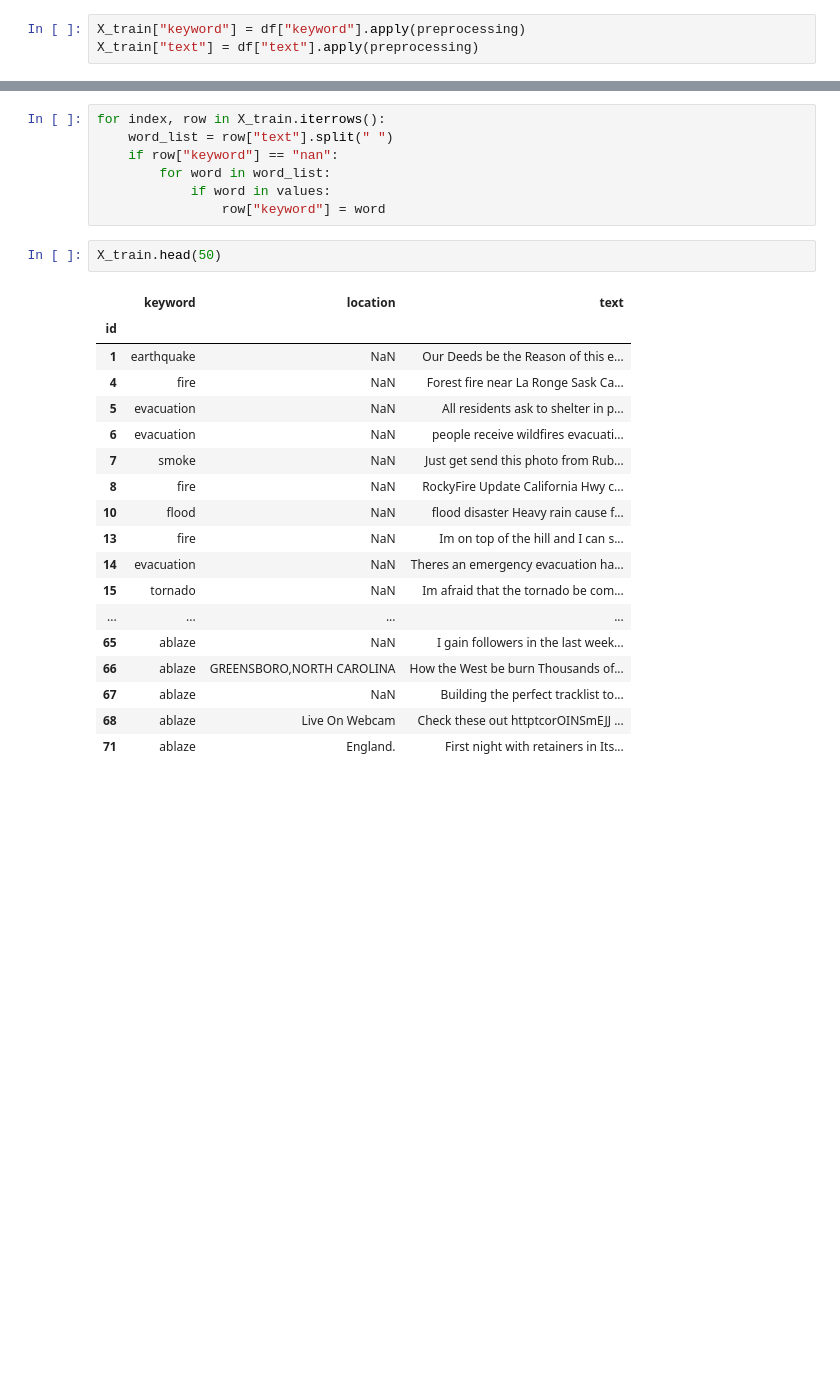
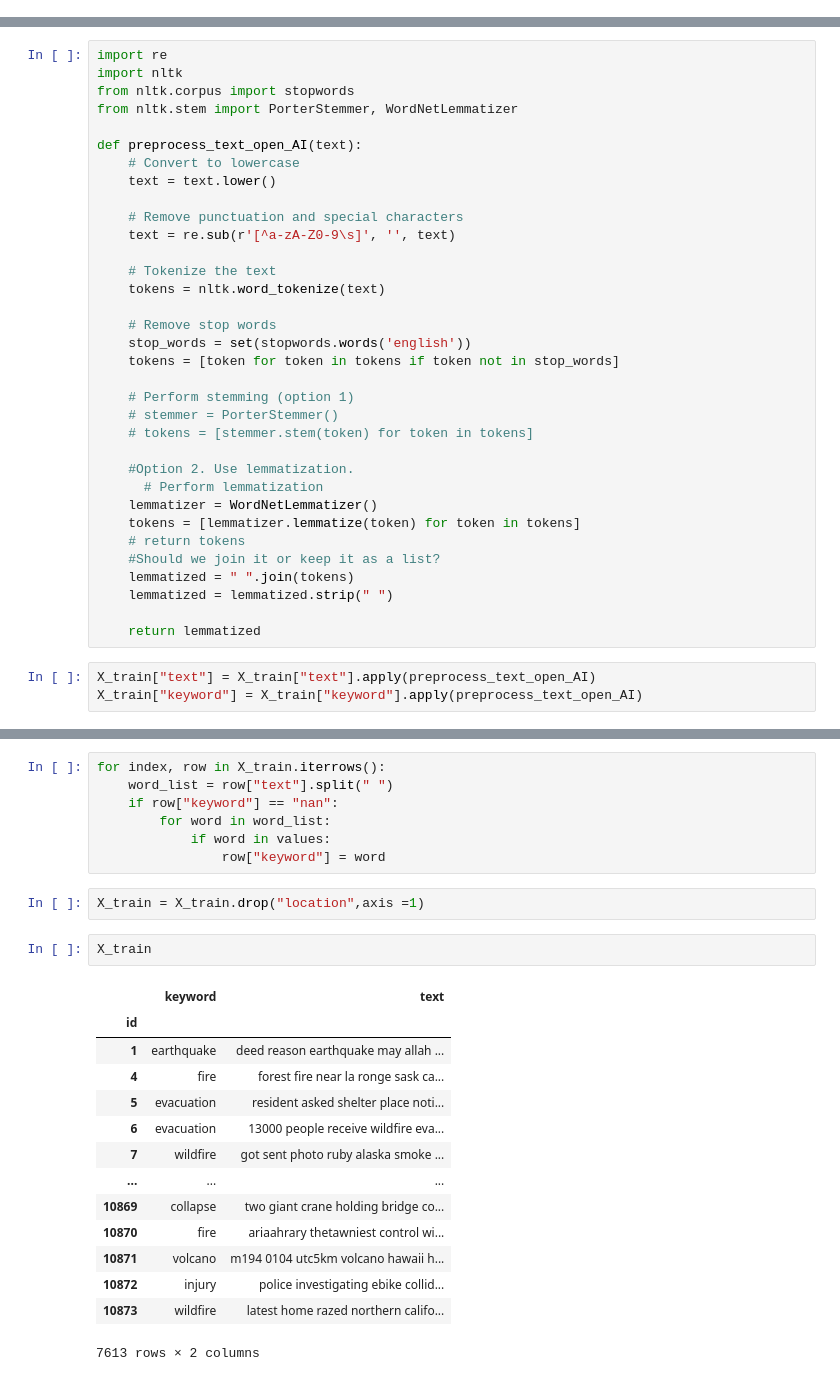
Before and after one commit to IamjustNick/kaggle_competitions, a Jupyter notebook: natural_disasters/notebook.ipynb, the cells around one changed output, grey strips where cells are left out. Cells and saved outputs as stored; diff of their text form; blank space fills up the shorter version.

```diff
--- a/natural_disasters/notebook.ipynb
+++ b/natural_disasters/notebook.ipynb
@@ -86,3 +52,0 @@ def preprocessing(sentence):
-# %%
-X_train["keyword"] = df["keyword"].apply(preprocessing)
-X_train["text"] = df["text"].apply(preprocessing)
@@ -104,3 +55,40 @@ Name: keyword, dtype: object
+# %%
+import re
+import nltk
+from nltk.corpus import stopwords
+from nltk.stem import PorterStemmer, WordNetLemmatizer
+
+def preprocess_text_open_AI(text):
+    # Convert to lowercase
+    text = text.lower()
+
+    # Remove punctuation and special characters
+    text = re.sub(r'[^a-zA-Z0-9\s]', '', text)
+
+    # Tokenize the text
+    tokens = nltk.word_tokenize(text)
+
+    # Remove stop words
+    stop_words = set(stopwords.words('english'))
+    tokens = [token for token in tokens if token not in stop_words]
+
+    # Perform stemming (option 1)
+    # stemmer = PorterStemmer()
+    # tokens = [stemmer.stem(token) for token in tokens]
+
+    #Option 2. Use lemmatization.
+      # Perform lemmatization
+    lemmatizer = WordNetLemmatizer()
+    tokens = [lemmatizer.lemmatize(token) for token in tokens]
+    # return tokens
+    #Should we join it or keep it as a list?
+    lemmatized = " ".join(tokens)
+    lemmatized = lemmatized.strip(" ")
+
+    return lemmatized
+# %%
+X_train["text"] = X_train["text"].apply(preprocess_text_open_AI)
+X_train["keyword"] = X_train["keyword"].apply(preprocess_text_open_AI)
 # %% [markdown]
 Let's make a function that:
 1) Get's all keyword values in a list.
@@ -114,24 +121,22 @@ for index, row in X_train.iterrows():
         for word in word_list:
             if word in values:
                 row["keyword"] = word
+# %%
+X_train = X_train.drop("location",axis =1)
 # %%
-X_train.head(50)
+X_train
 # %% [output]
-|  | keyword | location | text |
-| id |  |  |  |
-| 1 | earthquake | NaN | Our Deeds be the Reason of this e... |
-| 4 | fire | NaN | Forest fire near La Ronge Sask Ca... |
-| 5 | evacuation | NaN | All residents ask to shelter in p... |
-| 6 | evacuation | NaN | people receive wildfires evacuati... |
-| 7 | smoke | NaN | Just get send this photo from Rub... |
-| 8 | fire | NaN | RockyFire Update California Hwy c... |
-| 10 | flood | NaN | flood disaster Heavy rain cause f... |
-| 13 | fire | NaN | Im on top of the hill and I can s... |
-| 14 | evacuation | NaN | Theres an emergency evacuation ha... |
-| 15 | tornado | NaN | Im afraid that the tornado be com... |
-| ... | ... | ... | ... |
-| 65 | ablaze | NaN | I gain followers in the last week... |
-| 66 | ablaze | GREENSBORO,NORTH CAROLINA | How the West be burn Thousands of... |
-| 67 | ablaze | NaN | Building the perfect tracklist to... |
-| 68 | ablaze | Live On Webcam | Check these out httptcorOINSmEJJ ... |
-| 71 | ablaze | England. | First night with retainers in Its... |
+|  | keyword | text |
+| id |  |  |
+| 1 | earthquake | deed reason earthquake may allah ... |
+| 4 | fire | forest fire near la ronge sask ca... |
+| 5 | evacuation | resident asked shelter place noti... |
+| 6 | evacuation | 13000 people receive wildfire eva... |
+| 7 | wildfire | got sent photo ruby alaska smoke ... |
+| ... | ... | ... |
+| 10869 | collapse | two giant crane holding bridge co... |
+| 10870 | fire | ariaahrary thetawniest control wi... |
+| 10871 | volcano | m194 0104 utc5km volcano hawaii h... |
+| 10872 | injury | police investigating ebike collid... |
+| 10873 | wildfire | latest home razed northern califo... |
+7613 rows × 2 columns
```
Also changed, not shown: parts of 29 cells of this notebook.
